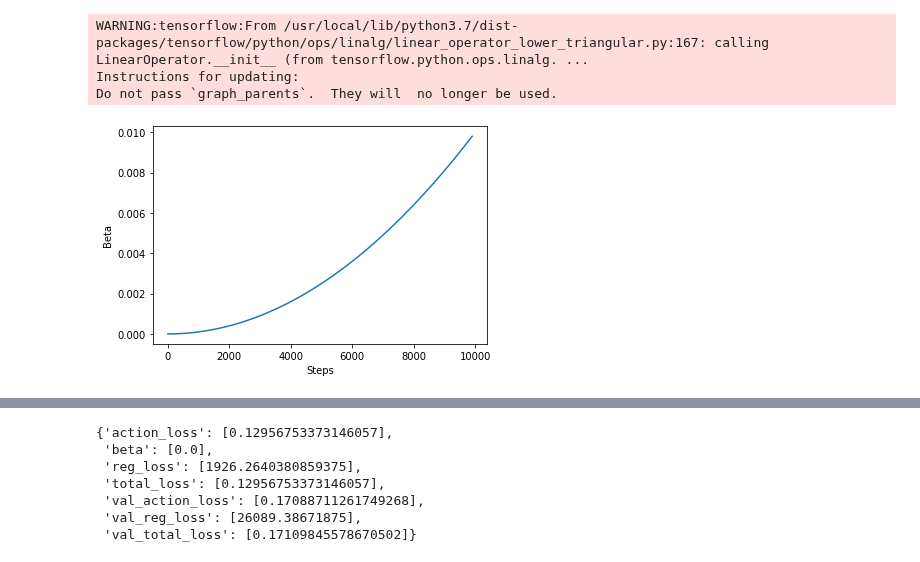
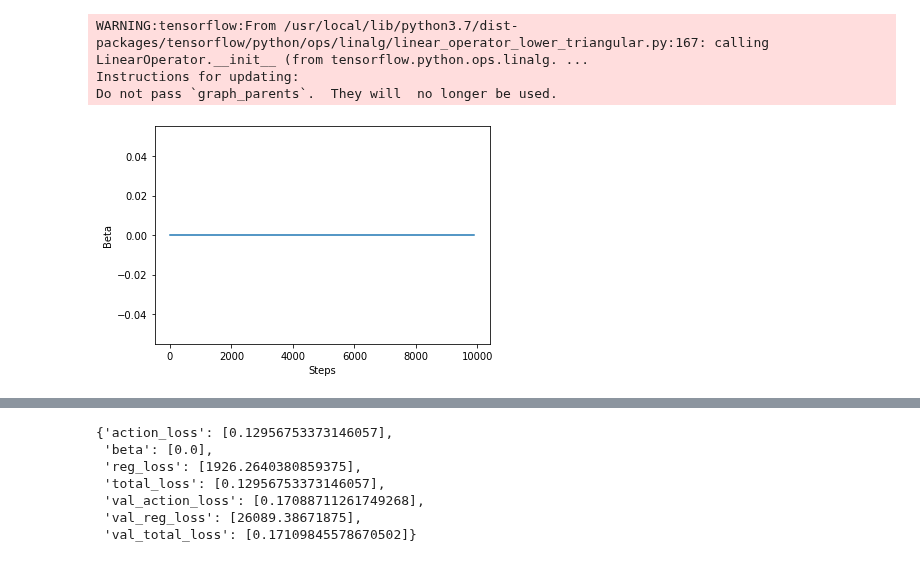
Before and after one commit to sholtodouglas/learning_from_play, a Jupyter notebook: notebooks/train_lfp_v2.ipynb, the cells around one changed output, grey strips where cells are left out. Saved outputs shown, nothing was run; the diff lists cells and outputs as text; code cells hidden in the pictures.

```diff
--- a/notebooks/train_lfp_v2.ipynb
+++ b/notebooks/train_lfp_v2.ipynb
@@ -77,7 +75,7 @@ fit_test
 -lp 512
 -z 256
 -lr 3e-4
--B 0.01
+-B 0.00003
 '''.split())
 
 # -n 5
@@ -426,7 +442,7 @@ class BetaSchedulerCallback(tf.keras.callbacks.Callback):
 # %%
-beta_schedule = lfp.train.BetaScheduler('quadratic', beta_max=args.beta)
+beta_schedule = lfp.train.BetaScheduler('constant', beta_max=args.beta)
 # %% [output]
-[figure, old version]
+[figure, new version]
 # %%
 checkpoint_callback = tf.keras.callbacks.ModelCheckpoint(
     filepath=STORAGE_PATH/'saved_models', monitor='val_total_loss', save_best_only=True, save_weights_only=False, save_freq=1000
```
Also changed, not shown: parts of 11 cells of this notebook.
